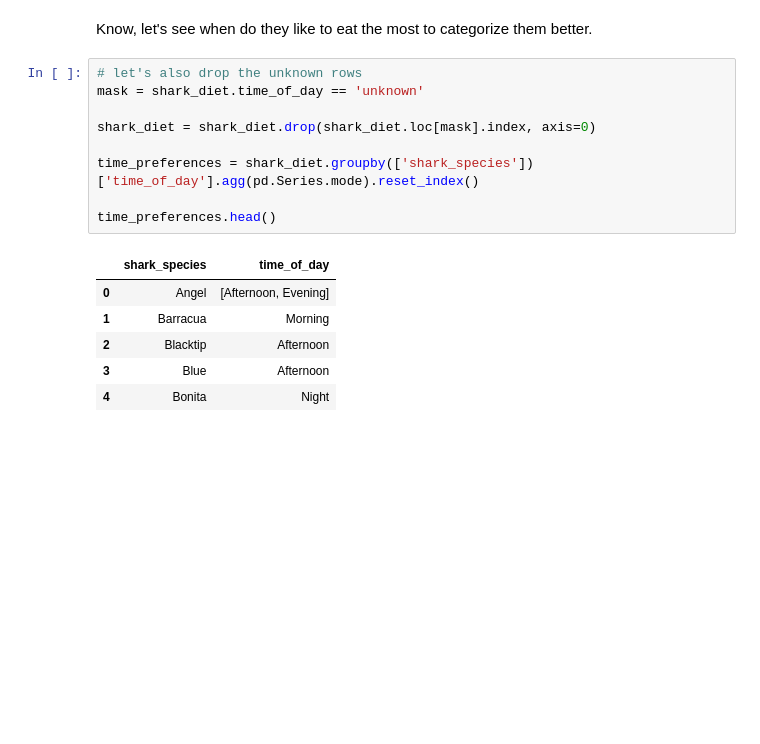
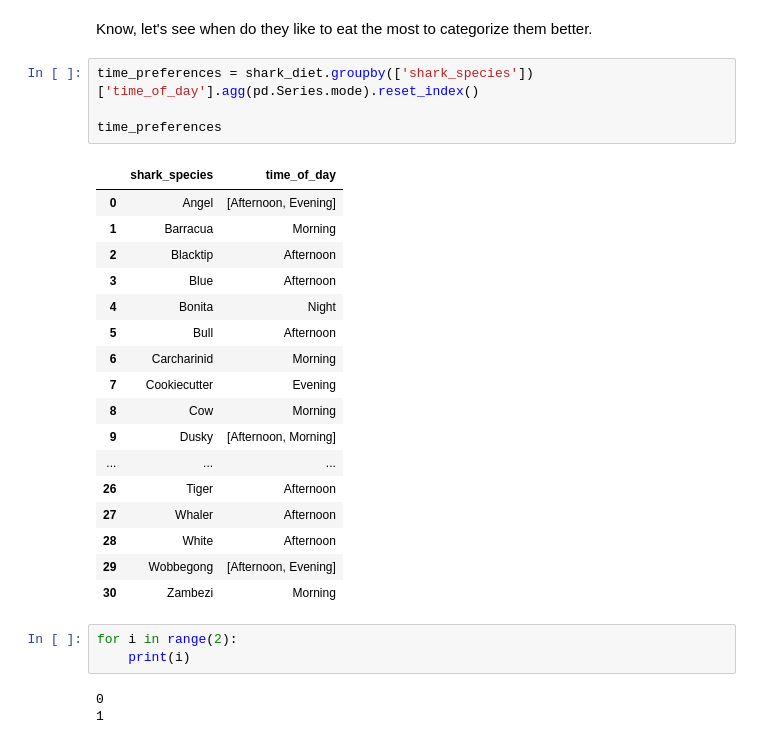
Before and after one commit to Kohkitos/data-cleaning-sharks, a Jupyter notebook: code/sharks.ipynb, the cells around one changed output. Saved outputs shown, nothing was run; the diff lists cells and outputs as text; blank space fills up the shorter version.

```diff
--- a/code/sharks.ipynb
+++ b/code/sharks.ipynb
@@ -1013,19 +1029,31 @@ food_preferences.head()
 # %% [markdown]
 Know, let's see when do they like to eat the most to categorize them better.
 # %%
-# let's also drop the unknown rows
-mask = shark_diet.time_of_day == 'unknown'
-
-shark_diet = shark_diet.drop(shark_diet.loc[mask].index, axis=0)
-
 time_preferences = shark_diet.groupby(['shark_species'])['time_of_day'].agg(pd.Series.mode).reset_index()
 
-time_preferences.head()
+time_preferences
 # %% [output]
 |  | shark_species | time_of_day |
 | 0 | Angel | [Afternoon, Evening] |
 | 1 | Barracua | Morning |
 | 2 | Blacktip | Afternoon |
 | 3 | Blue | Afternoon |
 | 4 | Bonita | Night |
+| 5 | Bull | Afternoon |
+| 6 | Carcharinid | Morning |
+| 7 | Cookiecutter | Evening |
+| 8 | Cow | Morning |
+| 9 | Dusky | [Afternoon, Morning] |
+| ... | ... | ... |
+| 26 | Tiger | Afternoon |
+| 27 | Whaler | Afternoon |
+| 28 | White | Afternoon |
+| 29 | Wobbegong | [Afternoon, Evening] |
+| 30 | Zambezi | Morning |
+# %%
+for i in range(2):
+    print(i)
+# %% [output]
+0
+1
 # %%
```
Also changed, not shown: parts of 9 cells of this notebook, 3 other files.
